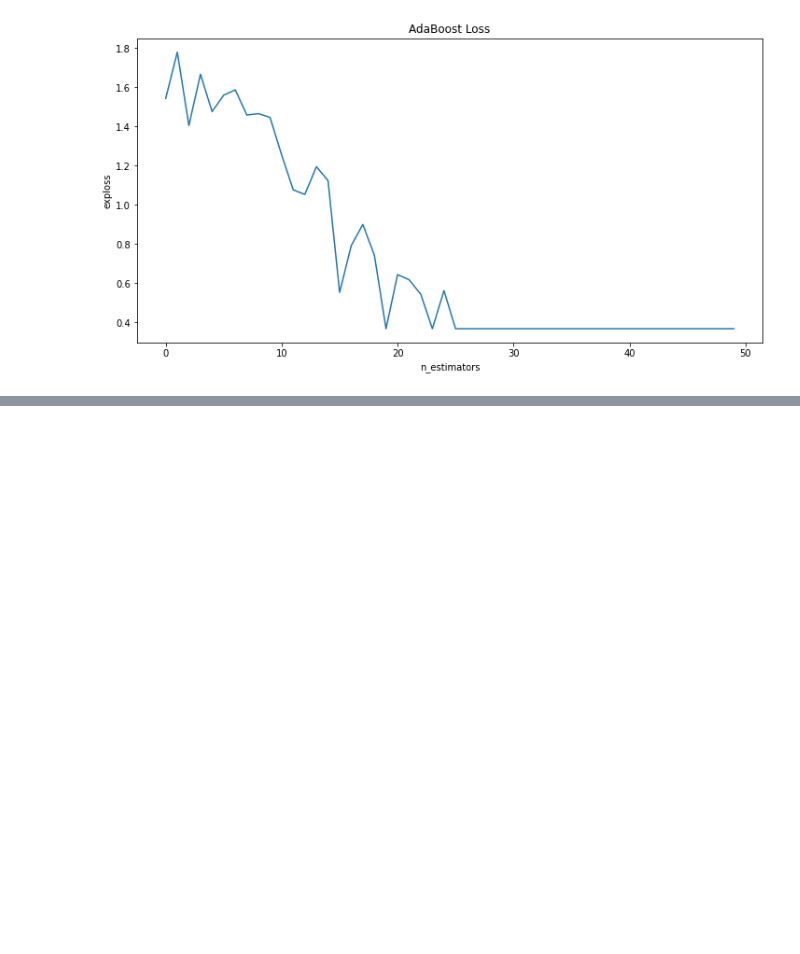
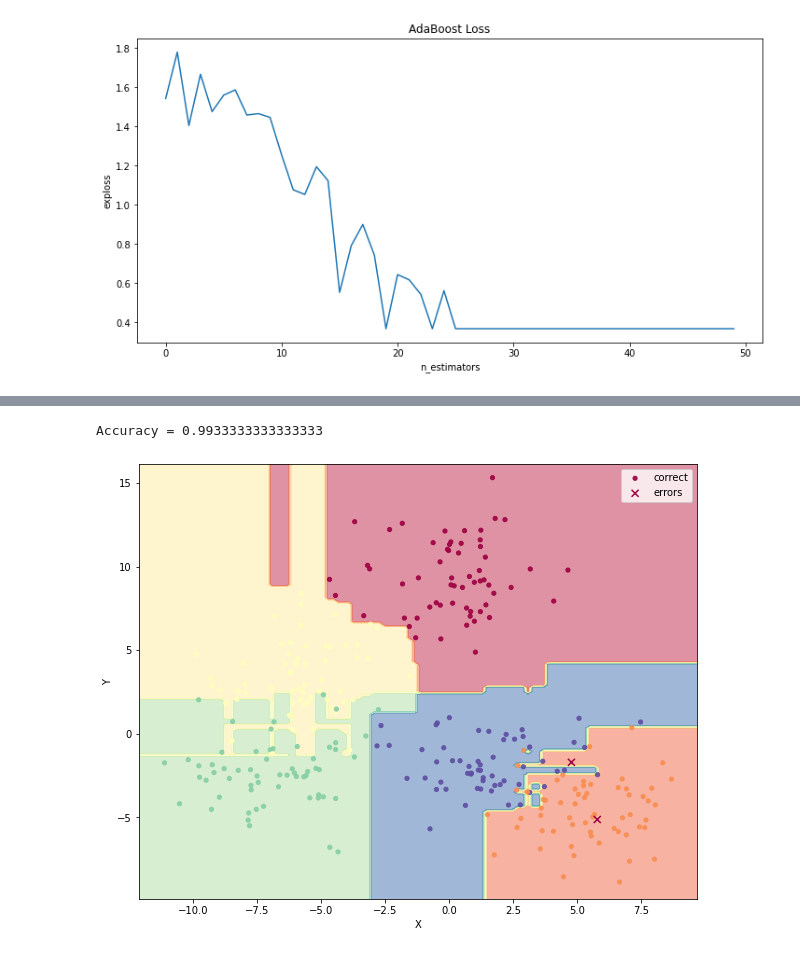
Before and after one commit to msuvorov7/base_ml_algo, a Jupyter notebook: boosting/ada_boosting.ipynb, the cells around one changed output, grey strips where cells are left out. Saved outputs shown, nothing was run; the diff lists cells and outputs as text; code cells hidden in the pictures; blank space fills up the shorter version.

Commit message:
add multiclass adaboost

```diff
--- a/boosting/ada_boosting.ipynb
+++ b/boosting/ada_boosting.ipynb
@@ -175,0 +185,26 @@ plt.show()
+# %%
+def plot_decision_surface(clf, X, y, plot_step=0.2, cmap='Spectral', figsize=(10, 8)):
+    # Plot the decision boundary
+    plt.figure(figsize=figsize)
+
+    n_classes = len(set(y))
+    x_min, x_max = X[:, 0].min() - 1, X[:, 0].max() + 1
+    y_min, y_max = X[:, 1].min() - 1, X[:, 1].max() + 1
+    xx, yy = np.meshgrid(np.arange(x_min, x_max, plot_step),
+                         np.arange(y_min, y_max, plot_step))
+
+    Z = clf.predict(np.c_[xx.ravel(), yy.ravel()])
+    Z = Z.reshape(xx.shape)
+    cs = plt.contourf(xx, yy, Z, cmap=cmap, alpha=0.5)
+    y_pred = clf.predict(X)
+
+    # Plot the training points
+    plt.scatter(*X[y_pred == y].T, marker='.', s=70,
+                c=y[y_pred == y], cmap=cmap, alpha=0.9, label='correct')
+    plt.scatter(*X[y_pred != y].T, marker='x', s=50,
+                c=y[y_pred != y], cmap=cmap, label='errors')
+    plt.xlabel('X')
+    plt.ylabel('Y')
+    plt.axis("tight")
+    plt.legend(loc='best')
+    print("Accuracy =", accuracy_score(y, y_pred))
@@ -175,0 +289,11 @@ plt.show()
+# %%
+X, y = make_blobs(n_samples=300, n_features=2, cluster_std=2, centers=5, random_state=23)
+# %%
+multi_ada = MultiClassAdaBoosting(n_estimators=20, random_state=42, max_depth=3)
+# %%
+multi_ada.fit(X, y)
+# %%
+plot_decision_surface(multi_ada, X, y)
+# %% [output]
+Accuracy = 0.9933333333333333
+[figure, added]
```
Also changed, not shown: parts of 14 cells of this notebook.
